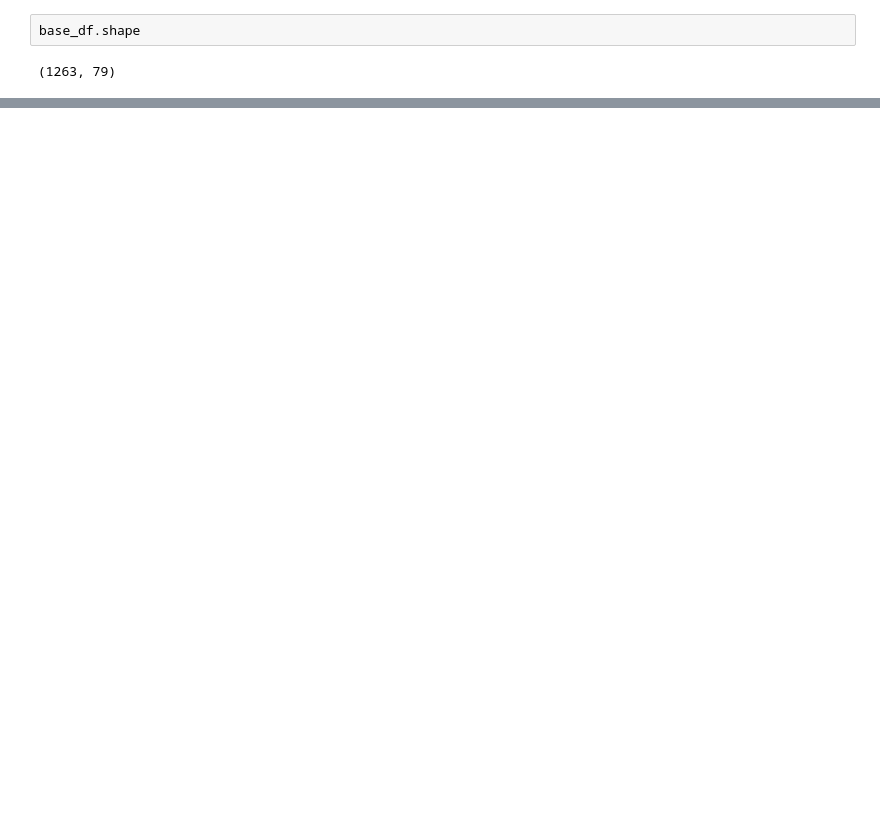
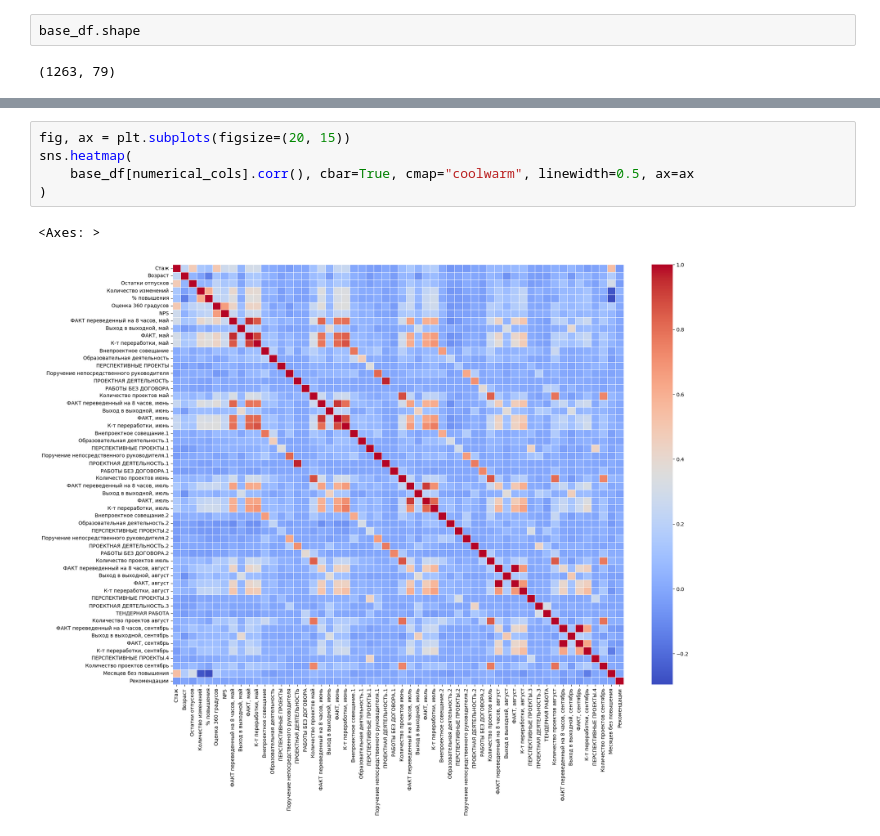
Before and after one commit to frznfrgg/employee-productivity, a Jupyter notebook: src/EDA.ipynb, the cells around one changed output, grey strips where cells are left out. Drawn from its saved outputs; the diff is of its cells as text; blank space fills up the shorter version.

```diff
--- a/src/EDA.ipynb
+++ b/src/EDA.ipynb
@@ -178,0 +275,8 @@ None
+# %%
+fig, ax = plt.subplots(figsize=(20, 15))
+sns.heatmap(
+    base_df[numerical_cols].corr(), cbar=True, cmap="coolwarm", linewidth=0.5, ax=ax
+)
+# %% [output]
+<Axes: >
+[figure, added]
```
Also changed, not shown: parts of 25 cells of this notebook, 4 other files.
